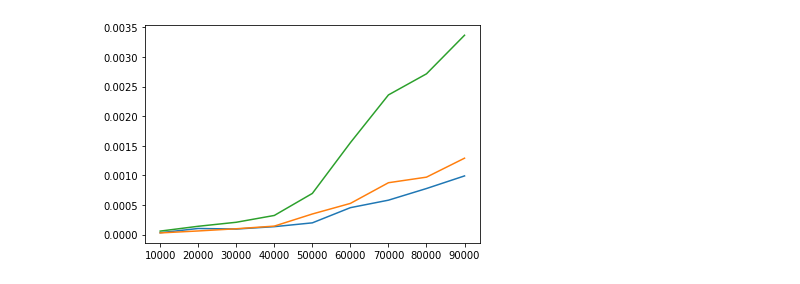
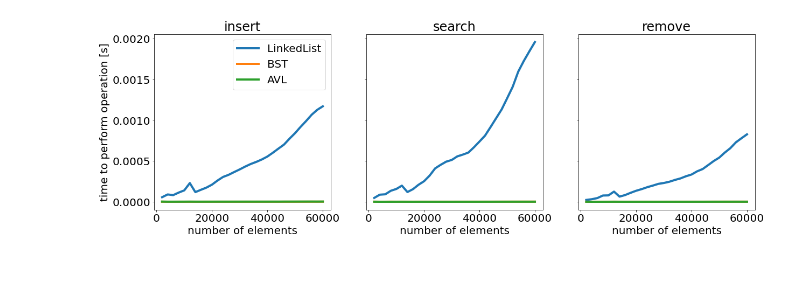
Before and after one commit to BbqGamer/DynamicDataStructures, a Jupyter notebook: report/analysis.ipynb, the cells around one changed output. Saved outputs shown, nothing was run; the diff lists cells and outputs as text; code cells hidden in the pictures.

```diff
--- a/report/analysis.ipynb
+++ b/report/analysis.ipynb
@@ -25,5 +4,5 @@ Name: remove, dtype: float64
 # %%
-def smoothen(Y, N):
+def smooth(Y, N):
     """
     Smooths the data by averaging over N points.
     """
@@ -35,11 +14,3 @@ def smoothen(Y, N):
         else:
             smoothened.append(sum(Y[i-N:i])/N)
     return smoothened
-# %%
-#search
-for s in ["BST", "AVL"]:
-    X = df[df.structure == s].n
-    Y = df[df.structure == s].search
-    plt.plot(X, Y, label=f'{s}-insert')
-plt.legend(loc='best')
-plt.show()
@@ -48,9 +17,19 @@ plt.show()
-# %%
-for op in ["insert", "remove", "search"]:
-    s = "LL"
-    X = df[(df.structure == s) & (df.operation == op)].n
-    Y = df[(df.structure == s) & (df.operation == op)].time
-    plt.plot(X, Y, label=f'{s}-search')
-plt.show()
-# %% [output]
-[figure, removed]
+# %%
+df = pd.read_csv("../output/output.csv")
+plt.rc('font', size=20)
+fig, axs = plt.subplots(nrows=1, ncols=3, sharex=True, sharey=True)
+fig.set_figwidth(20)
+fig.set_figheight(6)
+
+for i, op in enumerate(["insert", "search", "remove"]):
+    for j, s in enumerate(["LinkedList", "BST", "AVL"]):
+        X = df[(df.structure == s) & (df.operation == op)].n
+        Y = smooth(df[(df.structure == s) & (df.operation == op)].time, 6)
+        axs[i].plot(X, Y, label=f'{s}', lw=4)
+    axs[i].set_title(op)
+    axs[i].set_xlabel("number of elements")
+axs[0].set_ylabel("time to perform operation [s]")
+axs[0].legend(loc='best')
+fig.savefig("Figures/experiment.png", dpi=300)
+# %% [output]
+[figure, added]
```
Also changed, not shown: parts of 3 cells of this notebook, 10 other files.
